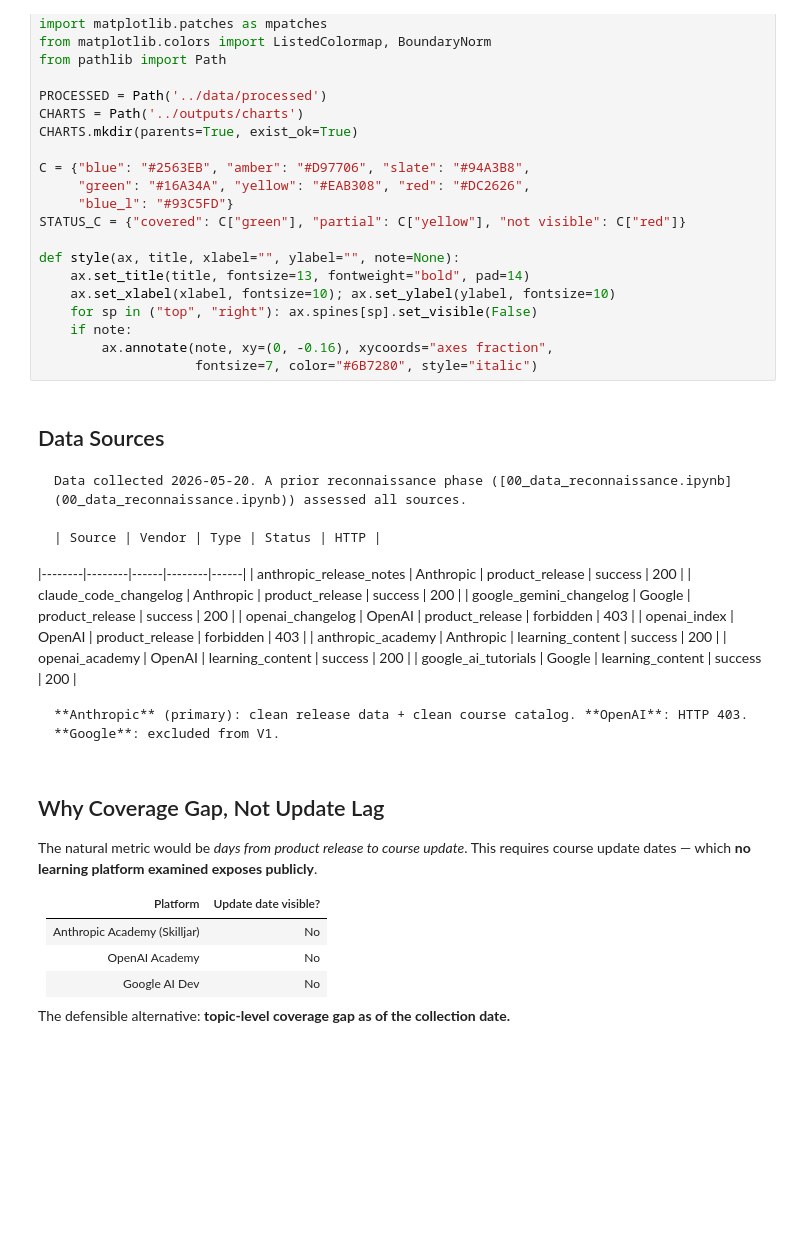
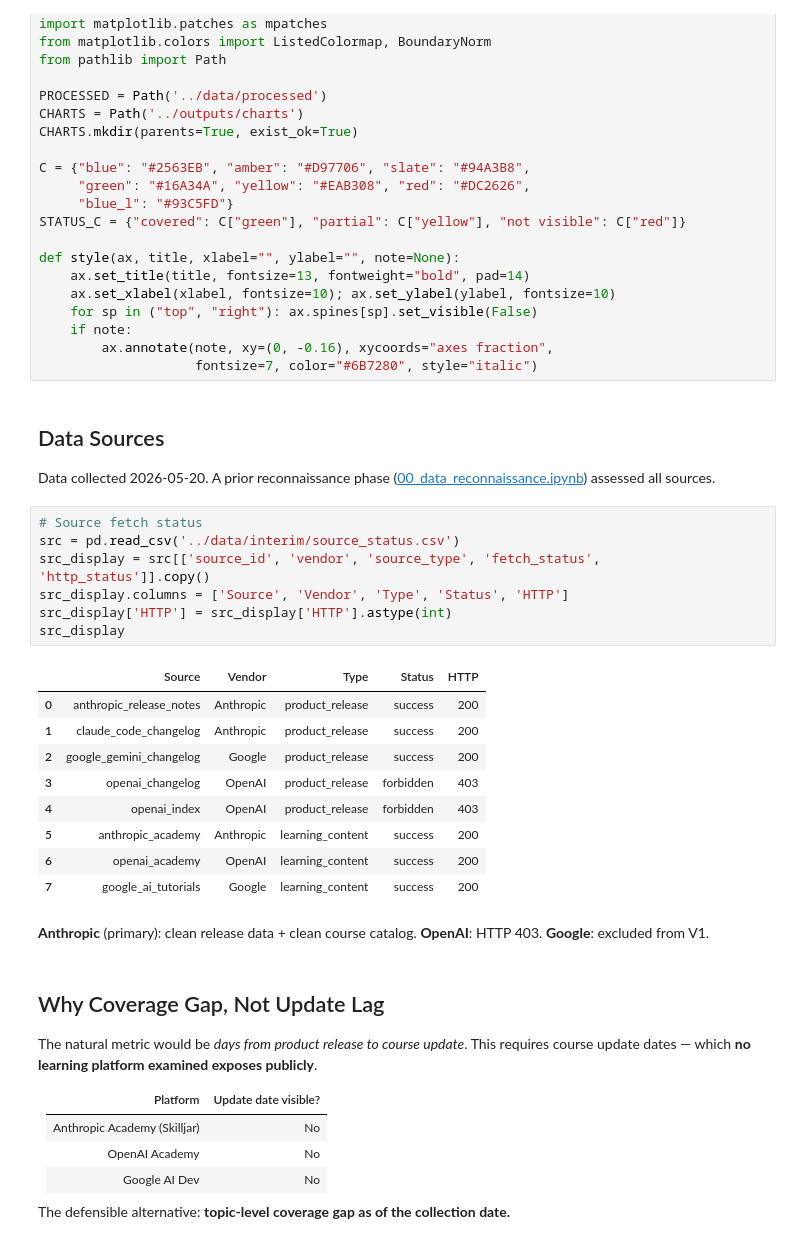
Before and after one commit to lvltcode/anthropic-academy-coverage-gap, a Jupyter notebook: notebooks/01_anthropic_content_coverage_gap.ipynb, the cells around one changed output. Saved outputs shown, nothing was run; the diff lists cells and outputs as text; blank space fills up the shorter version.

```diff
--- a/notebooks/01_anthropic_content_coverage_gap.ipynb
+++ b/notebooks/01_anthropic_content_coverage_gap.ipynb
@@ -57,23 +57,29 @@ def style(ax, title, xlabel="", ylabel="", note=None):
     if note:
         ax.annotate(note, xy=(0, -0.16), xycoords="axes fraction",
                     fontsize=7, color="#6B7280", style="italic")
-# %% [markdown]
-## Data Sources
-
-    Data collected 2026-05-20. A prior reconnaissance phase ([00_data_reconnaissance.ipynb](00_data_reconnaissance.ipynb)) assessed all sources.
-
-    | Source | Vendor | Type | Status | HTTP |
-|--------|--------|------|--------|------|
-| anthropic_release_notes | Anthropic | product_release | success | 200 |
-| claude_code_changelog | Anthropic | product_release | success | 200 |
-| google_gemini_changelog | Google | product_release | success | 200 |
-| openai_changelog | OpenAI | product_release | forbidden | 403 |
-| openai_index | OpenAI | product_release | forbidden | 403 |
-| anthropic_academy | Anthropic | learning_content | success | 200 |
-| openai_academy | OpenAI | learning_content | success | 200 |
-| google_ai_tutorials | Google | learning_content | success | 200 |
-
-    **Anthropic** (primary): clean release data + clean course catalog. **OpenAI**: HTTP 403. **Google**: excluded from V1.
+# %% [markdown]
+## Data Sources
+
+Data collected 2026-05-20. A prior reconnaissance phase ([00_data_reconnaissance.ipynb](00_data_reconnaissance.ipynb)) assessed all sources.
+# %%
+# Source fetch status
+src = pd.read_csv('../data/interim/source_status.csv')
+src_display = src[['source_id', 'vendor', 'source_type', 'fetch_status', 'http_status']].copy()
+src_display.columns = ['Source', 'Vendor', 'Type', 'Status', 'HTTP']
+src_display['HTTP'] = src_display['HTTP'].astype(int)
+src_display
+# %% [output]
+|  | Source | Vendor | Type | Status | HTTP |
+| 0 | anthropic_release_notes | Anthropic | product_release | success | 200 |
+| 1 | claude_code_changelog | Anthropic | product_release | success | 200 |
+| 2 | google_gemini_changelog | Google | product_release | success | 200 |
+| 3 | openai_changelog | OpenAI | product_release | forbidden | 403 |
+| 4 | openai_index | OpenAI | product_release | forbidden | 403 |
+| 5 | anthropic_academy | Anthropic | learning_content | success | 200 |
+| 6 | openai_academy | OpenAI | learning_content | success | 200 |
+| 7 | google_ai_tutorials | Google | learning_content | success | 200 |
+# %% [markdown]
+**Anthropic** (primary): clean release data + clean course catalog. **OpenAI**: HTTP 403. **Google**: excluded from V1.
 # %% [markdown]
 ## Why Coverage Gap, Not Update Lag
 
```
Also changed, not shown: parts of 4 cells of this notebook, 1 other file.
